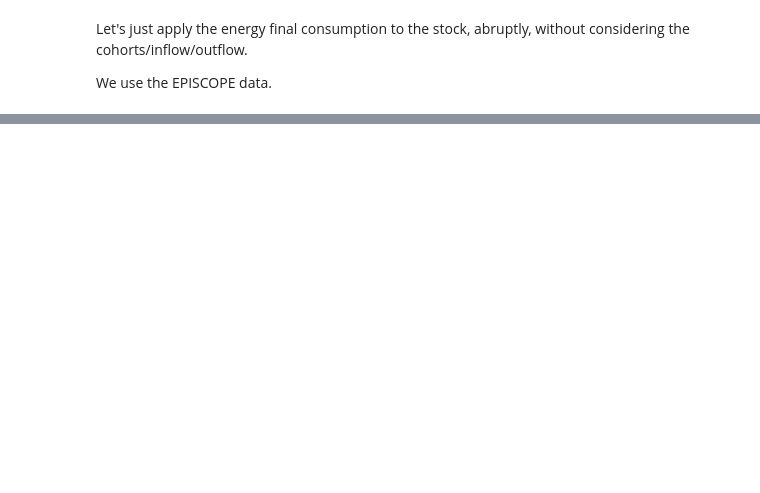
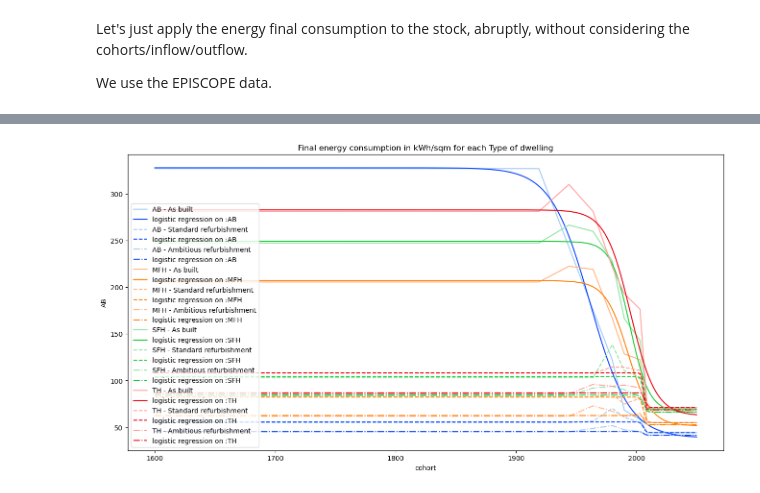
Before and after one commit to tiffanyth/MFA-dwelling, a Jupyter notebook: 3-energy-final-cons.ipynb, the cells around one changed output, grey strips where cells are left out. Cells and saved outputs as stored; diff of their text form; code cells hidden in the pictures; blank space fills up the shorter version.

Commit message:
Update script number 3

```diff
--- a/3-energy-final-cons.ipynb
+++ b/3-energy-final-cons.ipynb
@@ -446,0 +294,57 @@ Name: 2022, dtype: object
+# %%
+def logistic(x:np.ndarray,ti:float,tau:float,C0:float,C1:float) -> np.ndarray:
+    """
+    General logistic function.
+    Arguments:
+    - x: np.ndarray of observation points (time)
+    - ti: inflection time
+    - tau: transition time coefficient
+    - C0: start value
+    - C1: end value
+
+    Returns:
+    - np.ndarray with len(x) number of points
+    """
+    return (C1 - C0)/(1 + np.exp(-(x - ti) / tau)) + C0
+# %%
+colors = sns.color_palette('pastel')[0:4]
+colors_reg = sns.color_palette('bright')[0:4]
+
+plt.figure(figsize=(16,8))
+for t in np.arange(4):
+    k = TYP[1+t]
+    # Raw data
+    sns.lineplot(data=NRJ_AsBuilt,x=NRJ_AsBuilt.index,y=k,color=colors[t],label=str(k+' - As built'))
+    # Logistic regression
+    popt, pcov = curve_fit(logistic, NRJ_AsBuilt.index, NRJ_AsBuilt[k], bounds = ([min(NRJ_AsBuilt.index), 0, 0, 0], [max(NRJ_AsBuilt.index), 400, 400, 400]))
+    log_reg_AsBuilt = logistic(NRJ_AsBuilt.index, *popt)
+    #print(f'The optimal choice of parameters for the logistic function, given the sample data, is {popt} (ti, tau, C0, C1).')
+    ax = sns.lineplot(y=log_reg_AsBuilt,x=NRJ_AsBuilt.index,color=colors_reg[t],label="logistic regression on :"+k)
+    # Changing to the newest data
+    NRJ_AsBuilt[k] = log_reg_AsBuilt.astype('float')
+
+    # Raw data
+    sns.lineplot(data=NRJ_StdRfb,x=NRJ_StdRfb.index,y=k,color=colors[t],label=k+' - Standard refurbishment',linestyle='dashed')
+    # Logistic regression
+    popt, pcov = curve_fit(logistic, NRJ_StdRfb.index, NRJ_StdRfb[k], bounds = ([min(NRJ_StdRfb.index), 0, 0, 0], [max(NRJ_StdRfb.index), 400, 400, 400]))
+    log_reg_StdRfb = logistic(NRJ_StdRfb.index, *popt)
+    #print(f'The optimal choice of parameters for the logistic function, given the sample data, is {popt} (ti, tau, C0, C1).')
+    ax = sns.lineplot(y=log_reg_StdRfb,x=NRJ_StdRfb.index,color=colors_reg[t],label="logistic regression on :"+k,linestyle='dashed')
+    # Changing to the newest data
+    NRJ_StdRfb[k] = log_reg_StdRfb
+
+    # Raw data
+    sns.lineplot(data=NRJ_AmbRfb,x=NRJ_AmbRfb.index,y=k,color=colors[t],label=k+' - Ambitious refurbishment',linestyle='dashdot')
+    # Logistic regression
+    popt, pcov = curve_fit(logistic, NRJ_AmbRfb.index, NRJ_AmbRfb[k], bounds = ([min(NRJ_AmbRfb.index), 0, 0, 0], [max(NRJ_AmbRfb.index), 400, 400, 400]))
+    log_reg_AmbRfb = logistic(NRJ_AmbRfb.index, *popt)
+    #print(f'The optimal choice of parameters for the logistic function, given the sample data, is {popt} (ti, tau, C0, C1).')
+    ax = sns.lineplot(y=log_reg_AmbRfb,x=NRJ_AmbRfb.index,color=colors_reg[t],label="logistic regression on :"+k,linestyle='dashdot')
+    # Changing to the newest data
+    NRJ_AmbRfb[k] = log_reg_AmbRfb
+
+plt.legend(loc='lower left')
+plt.title('Final energy consumption in kWh/sqm for each Type of dwelling')
+plt.show()
+# %% [output]
+[figure, added]
```
Also changed, not shown: parts of 80 cells of this notebook.
